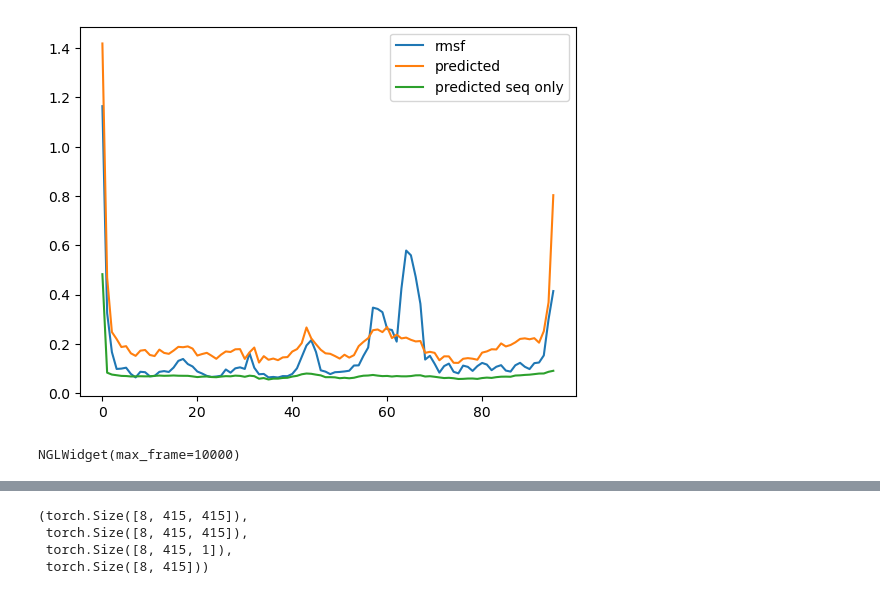
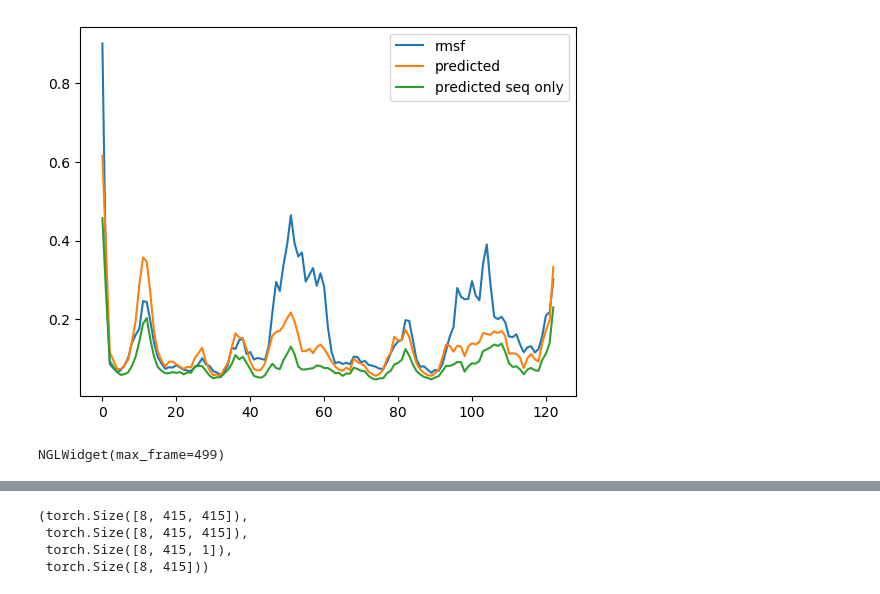
Before and after one commit to flatironinstitute/RocketSHP, a Jupyter notebook: notebooks/2.1_evaluate_model_mdcath.ipynb, the cells around one changed output, grey strips where cells are left out. Cells and saved outputs as stored; diff of their text form; code cells hidden in the pictures.

```diff
--- a/notebooks/2.1_evaluate_model_mdcath.ipynb
+++ b/notebooks/2.1_evaluate_model_mdcath.ipynb
@@ -16,7 +19,10 @@ from rocketshp.modeling.architectures import FlexibilityModel
 config_file = "../configs/config.yml"
 # checkpoint_file = fmnew = "/mnt/home/ssledzieski/Projects/rocketshp/checkpoints/foldseek_0.2_split/model-epoch=14-train_loss=0.01.pt.ckpt"
 # checkpoint_file = "/mnt/home/ssledzieski/Projects/rocketshp/checkpoints/foldseek_0.2_split_CA_loss/model-epoch=02-train_loss=2.68.pt.ckpt"
-checkpoint_file = "/mnt/home/ssledzieski/Projects/rocketshp/checkpoints/foldseek_0.2_split_CA_loss/model-epoch=07-train_loss=2.66.pt.ckpt"
+# checkpoint_file = "/mnt/home/ssledzieski/Projects/rocketshp/checkpoints/revert_loss/model-epoch=17-train_loss=0.29.pt.ckpt"
+# checkpoint_file = "/mnt/home/ssledzieski/Projects/rocketshp/checkpoints/temperature_atlas/model-epoch=10-train_loss=0.36.pt.ckpt"
+# checkpoint_file = "/mnt/home/ssledzieski/Projects/rocketshp/checkpoints/mdcath_temp/model-epoch=00-train_loss=0.56.pt.ckpt"
+checkpoint_file = "/mnt/home/ssledzieski/Projects/rocketshp/checkpoints/mdcath_temp_2/model-epoch=05-train_loss=0.34.pt.ckpt"
 
 PARAMS = config.DEFAULT_PARAMETERS
 PARAMS.update(OmegaConf.load(config_file))
@@ -37,14 +41,35 @@ model = FlexibilityModel.load_from_checkpoint(checkpoint_file, strict=False)
+# %%
+# model = FlexibilityModel.load_from_checkpoint(checkpoint_file, strict=False)
+model = FlexibilityModelWithTemperature.load_from_checkpoint(checkpoint_file, strict=False)
+# model = FlexibilityModelWithTemperature(
+#         embedding_dim = PARAMS.embedding_dim,
+#         output_dim = PARAMS.output_dim,
+#         d_model = PARAMS.d_model,
+#         n_heads = PARAMS.n_heads,
+#         n_layers = PARAMS.n_layers,
+#     )
 # %%
-SAMPLE_I = 180
+SAMPLE_I = 14
+
+DATA_SUBSET = adl.test_data
+# DATA_SUBSET = adl.val_data
+# DATA_SUBSET = adl.train_data
+SAMPLE_I = 15000
+# SAMPLE_I = 121
 
 def normalize(x):
     return (x - x.mean()) / x.std()
 
-feats, labels = adl.test_data[SAMPLE_I]
-key = adl.dataset.samples[adl.test_data.indices[SAMPLE_I]]
+feats, labels = DATA_SUBSET[SAMPLE_I]
+key = adl.dataset.samples[DATA_SUBSET.indices[SAMPLE_I]]
+temp = int(key.split("/")[1].lstrip("T"))
+
+logger.debug(f'{feats["seq_feats"].shape}, {labels["rmsf"].shape}')
+
 with torch.no_grad():
-        both_result = model((feats["seq_feats"].unsqueeze(0), feats["struct_feats"].unsqueeze(0)))
-        seqonly_result = model((feats["seq_feats"].unsqueeze(0), torch.zeros_like(feats["struct_feats"]).unsqueeze(0)))
+        both_result = model({k: v.unsqueeze(0) for k,v in feats.items()})
+        feats["struct_feats"] = torch.zeros_like(feats["struct_feats"])
+        seqonly_result = model({k: v.unsqueeze(0) for k,v in feats.items()})
 
         yhat_both = both_result["rmsf"]
         sqfm_both = both_result["ca_dist"]
@@ -62,13 +87,13 @@ plt.legend()
 
 
 from scipy.stats import spearmanr, pearsonr
-spearman = spearmanr(labels["rmsf"], bf_both)
-pearson = pearsonr(labels["rmsf"], bf_both)
-mse = ((labels["rmsf"] - bf_both)**2).mean()
+# spearman = spearmanr(labels["rmsf"], bf_both)
+# pearson = pearsonr(labels["rmsf"], bf_both)
+# mse = ((labels["rmsf"] - bf_both)**2).mean()
 logger.info(f"Protein: {key}")
-logger.info(f"Spearman: {spearman}")
-logger.info(f"Pearson: {pearson}")
-logger.info(f"MSE: {mse}")
+# logger.info(f"Spearman: {spearman}")
+# logger.info(f"Pearson: {pearson}")
+# logger.info(f"MSE: {mse}")
 
 plt.show()
 # %% [output]
@@ -79,8 +102,12 @@ plt.show()
-[figure, old version]
+[figure, new version]
 # %%
 pdb_code, temp, rep = key.split("/")
+temp = temp.lstrip("T")
+rep = rep.lstrip("R")
 traj = md.load_xtc(config.PROCESSED_DATA_DIR  / f"mdcath/{pdb_code}/{pdb_code}_{temp}_{rep}.xtc", top=config.PROCESSED_DATA_DIR  / f"mdcath/{pdb_code}/{pdb_code}.pdb")
-view = display_trajectory(traj, bfactor=bf_both, coloring="bfactor", normalize=True, RMAX=0.5)
+traj.superpose(traj, 0)
+traj.center_coordinates()
+view = display_trajectory(traj, bfactor=bf_both, coloring="bfactor", normalize=True, RMAX=1.5)
 view
 # %% [output]
-NGLWidget(max_frame=10000)
+NGLWidget(max_frame=499)
```
Also changed, not shown: parts of 13 cells of this notebook, 20 other files.
